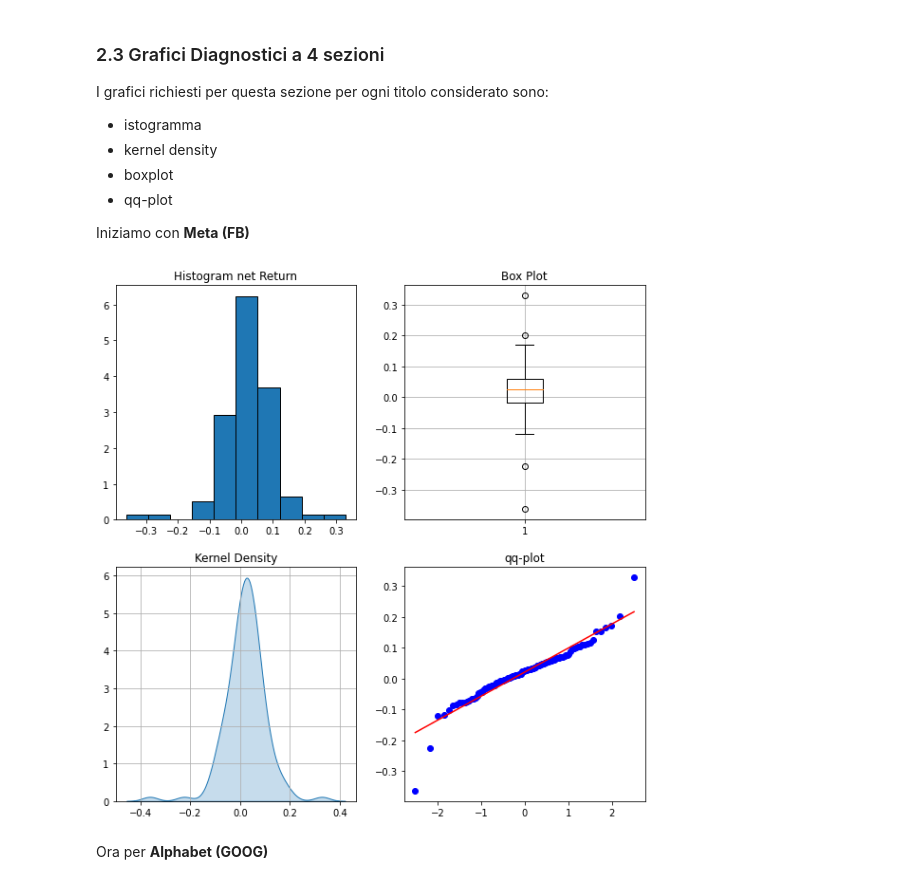
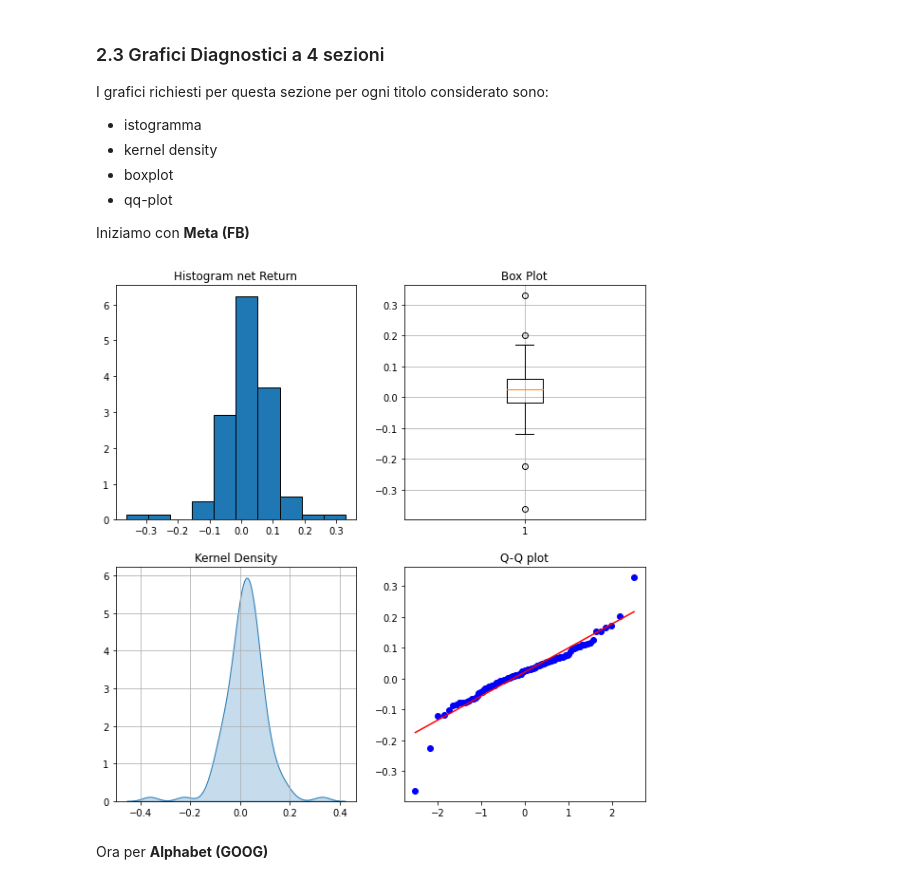
Before and after one commit to tommcamm/BISF-Project, a Jupyter notebook: python/Notebook del progetto.ipynb, the cells around one changed output. Saved outputs shown, nothing was run; the diff lists cells and outputs as text; code cells hidden in the pictures.

```diff
--- a/python/Notebook del progetto.ipynb
+++ b/python/Notebook del progetto.ipynb
@@ -658,35 +661,35 @@ plt.figure(figsize=(10,10))
 plt.rc('font', size=10)
 
 # Utiliziamo subplot per effettuare più plot nella stessa pic.
 ## Istogramma
 plt.subplot(221)
 plt.title("Histogram net Return")
 plt.hist(rendimenti_netti_fb["Adj Close"], density = True, edgecolor='black')
 
 ## BoxPlot
 plt.subplot(222)
 plt.title("Box Plot")
 plt.grid(True)
 plt.boxplot(rendimenti_netti_fb["Adj Close"])
 
 ## Kernel Density
 plt.subplot(223)
 plt.title("Kernel Density")
 sns.kdeplot(rendimenti_netti_fb["Adj Close"], shade=True)
 plt.grid(True)
 plt.xlabel('')
 plt.ylabel('')
 
 ## qq-plot
 plt.subplot(224)
 stats.probplot(rendimenti_netti_fb["Adj Close"],dist='norm',plot=plt)
-plt.title("qq-plot")
+plt.title("Q-Q plot")
 plt.xlabel('')
 plt.ylabel('')
 
 plt.show()
 # %% [output]
-[figure, old version]
+[figure, new version]
 # %% [markdown]
 Ora per **Alphabet (GOOG)**
 # %%
```
Also changed, not shown: parts of 14 cells of this notebook, 7 other files.
